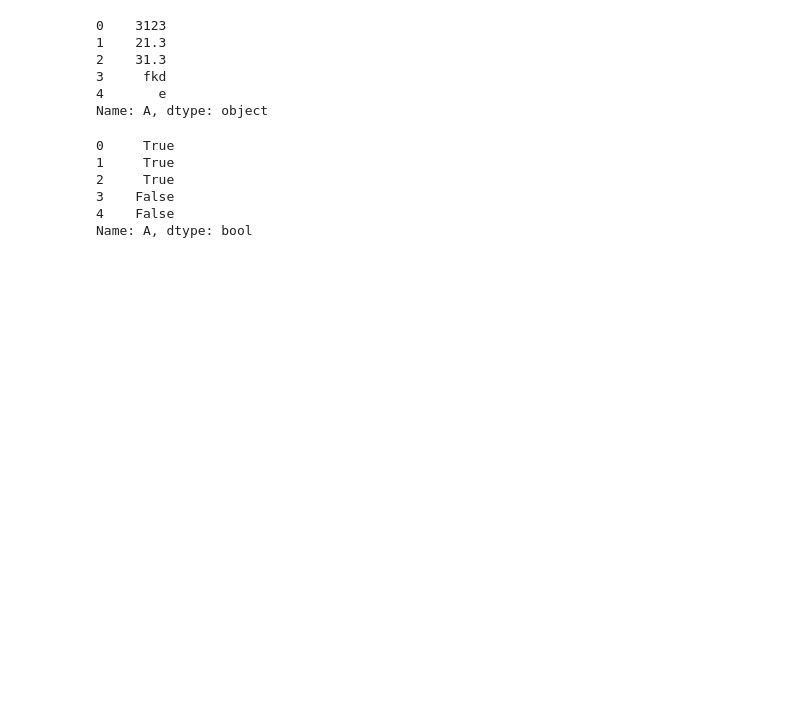
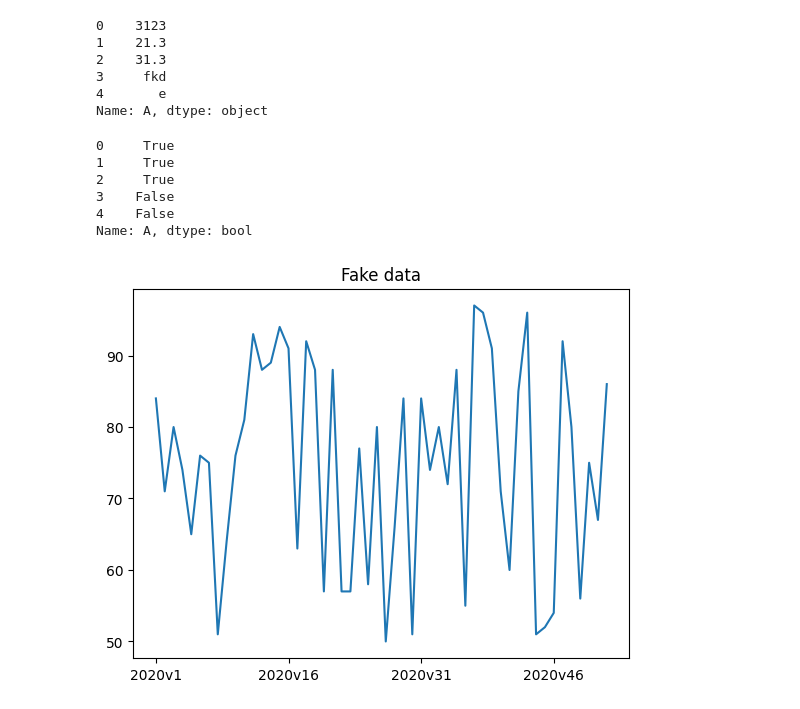
Before and after one commit to kokchun/Databehandling-AI22, a Jupyter notebook: misc/help.ipynb, the cells around one changed output. Saved outputs shown, nothing was run; the diff lists cells and outputs as text; code cells hidden in the pictures; blank space fills up the shorter version.

```diff
--- a/misc/help.ipynb
+++ b/misc/help.ipynb
@@ -108,3 +108,17 @@ df["A"].apply(lambda x: isinstance(x, (float, int)))
 3    False
 4    False
 Name: A, dtype: bool
+# %%
+import numpy as np
+import seaborn as sns
+
+ax = plt.axes()
+
+weeks = [f"2020v{i}" for i in range(1,53)]
+values = np.random.randint(50,100, 52)
+
+sns.lineplot(x = weeks, y = values, ax = ax)
+ax.set(title = "Fake data")
+ax.xaxis.set_major_locator(plt.MaxNLocator(5))
+# %% [output]
+[figure, added]
```
Also changed, not shown: parts of 1 cell of this notebook.
